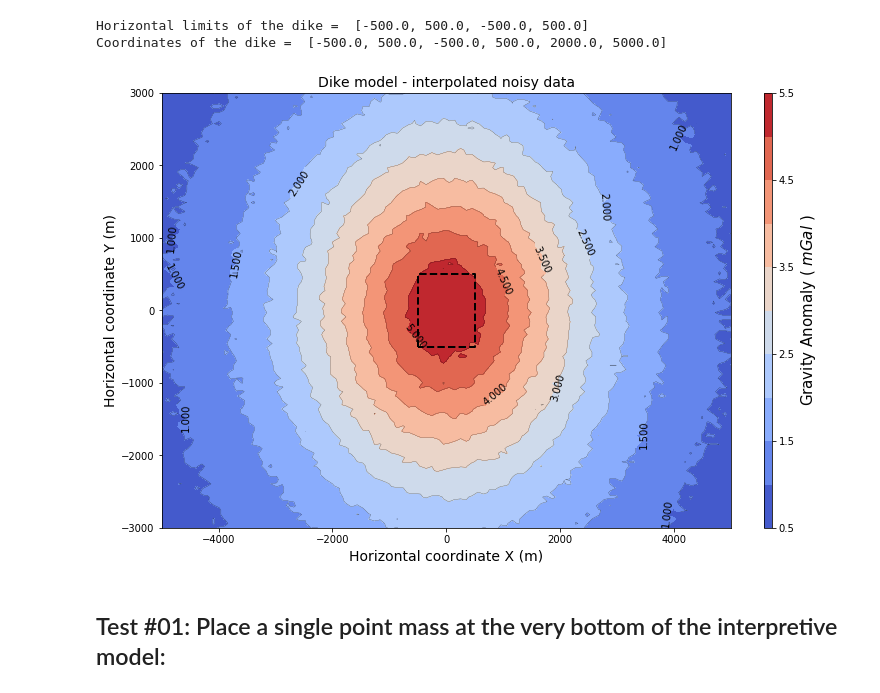
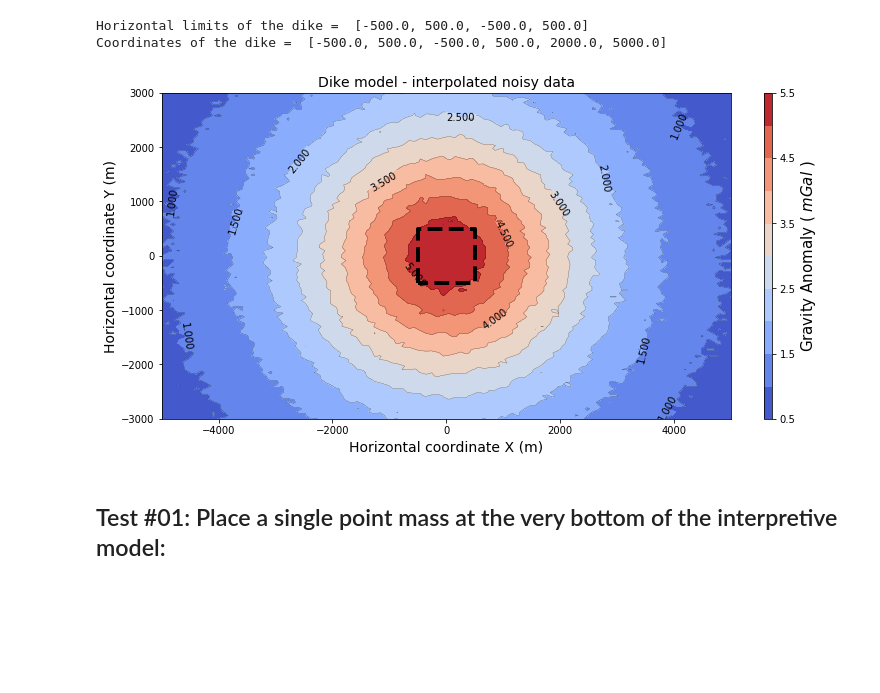
Before and after one commit to rodrigobijani/Congresso_Brasileiro_Geologia2018, a Jupyter notebook: scripts/synthetic.ipynb, the cells around one changed output. Drawn from its saved outputs; the diff is of its cells as text; code cells hidden in the pictures; blank space fills up the shorter version.

Commit message:
bug fix in using function rectangle in synthetic script. Now working as desired.

```diff
--- a/scripts/synthetic.ipynb
+++ b/scripts/synthetic.ipynb
@@ -210,30 +211,31 @@ Coordinates of the dike =  [-500.0, 500.0, -500.0, 500.0, 2000.0, 5000.0]
 # %%
 # Ploting the data to see if it's ok so far:
 plt.close('all')
-fig = plt.figure(figsize=(12,8))
-ax1 = fig.subplots(1, 1)
+fig = plt.figure(figsize=(12,6))
+# adding axis to the figure:
+ax1 = plt.axes()
 fs = 14 # fontsize used in the labels
 
 # draw the edges of the dike for better vizualization:
-rectangle(ax1, dike2D, style='--k', linewidth=2, fill=None, alpha=1., label=None)
+rectangle(ax1, dike2D, style='--k', linewidth=4, fill=None, alpha=1., label=None)
 
 # plot the data in countor map:
 plt.title('Dike model - interpolated noisy data', fontsize = fs)
 p = ax1.contour(X, Y, gzi, 10, colors='k', linewidths = 0.2, vmin=np.min(gzi), vmax=np.max(gzi) )
 
 # display the lines and the respective value of each line:
 ax1.clabel(p, inline=10, fontsize=10) #(only work for contour command!!!!!!)
 
 p = ax1.contourf(X, Y, gzi, 10, cmap = plt.cm.coolwarm, vmin = np.min(gz), vmax = np.max(gz))
 
 # Colorbar specifications:
-cbar = fig.colorbar(p, aspect=60, fraction = 0.1, orientation="vertical")
+cbar = fig.colorbar(p, aspect=40, fraction = 0.1, orientation="vertical")
 cbar.set_label('Gravity Anomaly ( $ mGal$ )',fontsize=15, rotation = 90)
 plt.ylabel('Horizontal coordinate Y (m)', fontsize = fs)
 plt.xlabel('Horizontal coordinate X (m)', fontsize = fs)
 plt.show()
 # %% [output]
-[figure, old version]
+[figure, new version]
 # %% [markdown]
 ## Test #01: Place a single point mass at the very bottom of the interpretive model:
 # %%
```
Also changed, not shown: parts of 14 cells of this notebook.
